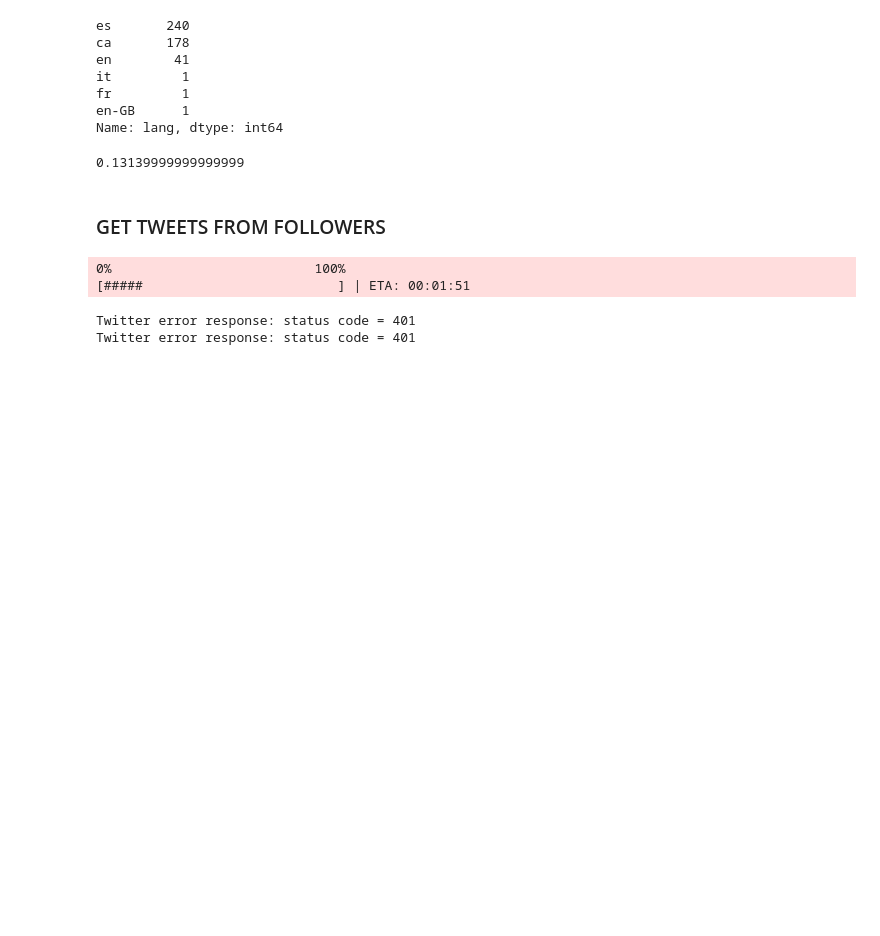
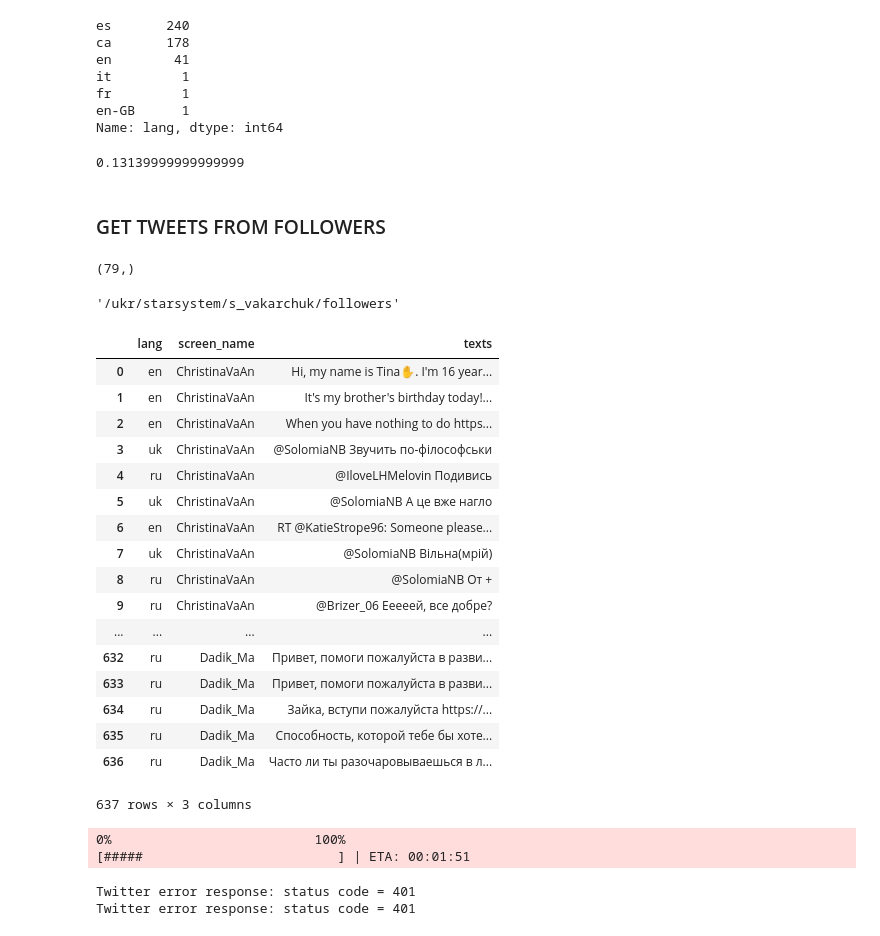
Before and after one commit to pgervila/Explore_bilingualism_in_cities, a Jupyter notebook: explore_city_langs.ipynb, the cells around one changed output. Saved outputs shown, nothing was run; the diff lists cells and outputs as text; code cells hidden in the pictures; blank space fills up the shorter version.

```diff
--- a/explore_city_langs.ipynb
+++ b/explore_city_langs.ipynb
@@ -498,10 +350,26 @@ df_LaVang[['lang', 'screen_name']][df_LaVang['location'].str.contains(r"(Barcel|
 ### GET TWEETS FROM FOLLOWERS
 # %%
 country = 'ukr'
-screen_name = 'LIGAnet'
-path_load = '/' + country + '_nodes/news/' + screen_name + '/followers'
-path_save = '/' + country + '_nodes/news/' + screen_name + '/tls_followers'
+node_name = 'starsystem'
+screen_name = 's_vakarchuk'
+rel_type1 = 'followers'
+rel_type2 = 'tls_followers'
+min_num_twts_per_acc=5
+
+path_load = '/'.join(['',country, node_name, screen_name, rel_type1])
+path_save = '/'.join(['',country, node_name, screen_name, rel_type2])
+
 key_words = {'ukr':r"(Україна|Ukraine|Украина|Київ|Киев|Львів|Одес)",
              'cat':r"(Barcel|Catal|Tarr|Llei|Ger|Gir|Badal)"}
 df = pd.read_hdf('lang_data.h5', path_load)
+relevant_followers = df['screen_name'][df['statuses_count'] >= min_num_twts][
+                         df['location'].str.contains(key_words[country])
+                       ].values
+relevant_followers.shape
+# %% [output]
+(79,)
+# %%
+path_load
+# %% [output]
+'/ukr/starsystem/s_vakarchuk/followers'
 # %%
@@ -525,3 +395,30 @@ def get_tl_followers(screen_name, country, min_num_twts_per_acc=5, max_num_follo
+# %%
+base_path = '/'.join(['',country, node_name, screen_name])
+path_load = base_path + '/followers'
+path_save = base_path + '/tls_followers'
+# %%
+df = pd.read_hdf('lang_data.h5', path_save)
+# %%
+df
+# %% [output]
+|  | lang | screen_name | texts |
+| 0 | en | ChristinaVaAn | Hi, my name is Tina✋. I'm 16 year... |
+| 1 | en | ChristinaVaAn | It's my brother's birthday today!... |
+| 2 | en | ChristinaVaAn | When you have nothing to do https... |
+| 3 | uk | ChristinaVaAn | @SolomiaNB Звучить по-філософськи |
+| 4 | ru | ChristinaVaAn | @IloveLHMelovin Подивись |
+| 5 | uk | ChristinaVaAn | @SolomiaNB А це вже нагло |
+| 6 | en | ChristinaVaAn | RT @KatieStrope96: Someone please... |
+| 7 | uk | ChristinaVaAn | @SolomiaNB Вільна(мрій) |
+| 8 | ru | ChristinaVaAn | @SolomiaNB От + |
+| 9 | ru | ChristinaVaAn | @Brizer_06 Ееееей, все добре? |
+| ... | ... | ... | ... |
+| 632 | ru | Dadik_Ma | Привет, помоги пожалуйста в разви... |
+| 633 | ru | Dadik_Ma | Привет, помоги пожалуйста в разви... |
+| 634 | ru | Dadik_Ma | Зайка, вступи пожалуйста https://... |
+| 635 | ru | Dadik_Ma | Способность, которой тебе бы хоте... |
+| 636 | ru | Dadik_Ma | Часто ли ты разочаровываешься в л... |
+637 rows × 3 columns
 # %%
 # filter followers to focus on most relevant ones
 min_num_twts = 5
```
Also changed, not shown: parts of 47 cells of this notebook.
